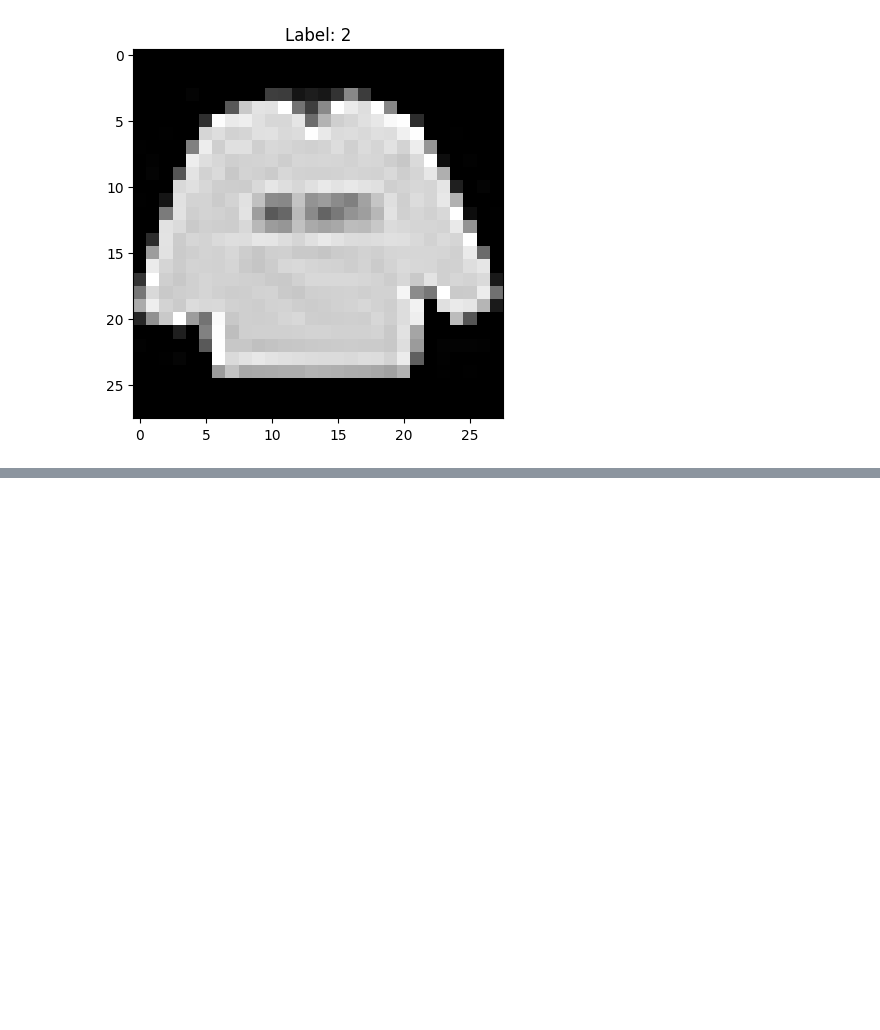
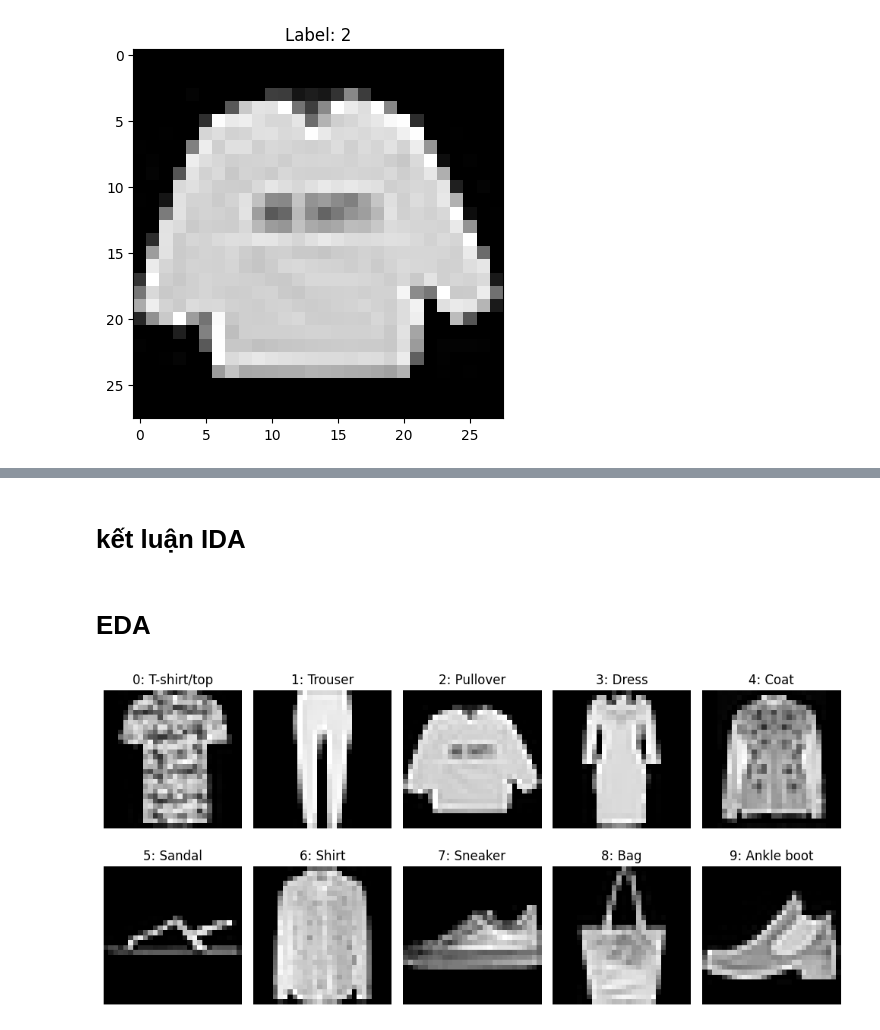
Before and after one commit to pptthu/Lab-DL, a Jupyter notebook: lab1/fashion_mnist.ipynb, the cells around one changed output, grey strips where cells are left out. Saved outputs shown, nothing was run; the diff lists cells and outputs as text; code cells hidden in the pictures; blank space fills up the shorter version.

```diff
--- a/lab1/fashion_mnist.ipynb
+++ b/lab1/fashion_mnist.ipynb
@@ -45,0 +67,27 @@ plt.show()
+# %% [markdown]
+# kết luận IDA
+# %% [markdown]
+# EDA
+# %%
+# bảng ánh xạ từ số sáng tên món
+class_names = [
+    "T-shirt/top", "Trouser", "Pullover", "Dress", "Coat",
+    "Sandal", "Shirt", "Sneaker", "Bag", "Ankle boot"
+]
+
+# tạo khung vẽ 2 hàng, 5 cột chưa đủ 10 món đồ
+plt.figure(figsize=(10,5))
+
+for i in range(10):
+    # tìm row đầu tiên của nhãn i
+    sample = train_df[train_df['label']==i].iloc[0]
+    img = sample.drop('label').values.reshape (28, 28)
+    plt.subplot(2, 5, i+1)
+    plt.imshow(img, cmap='gray')
+    plt.title(f"{i}: {class_names[i]}")
+    plt.axis('off')
+
+plt.tight_layout()
+plt.show()
+# %% [output]
+[figure, added]
```
Also changed, not shown: parts of 5 cells of this notebook.
